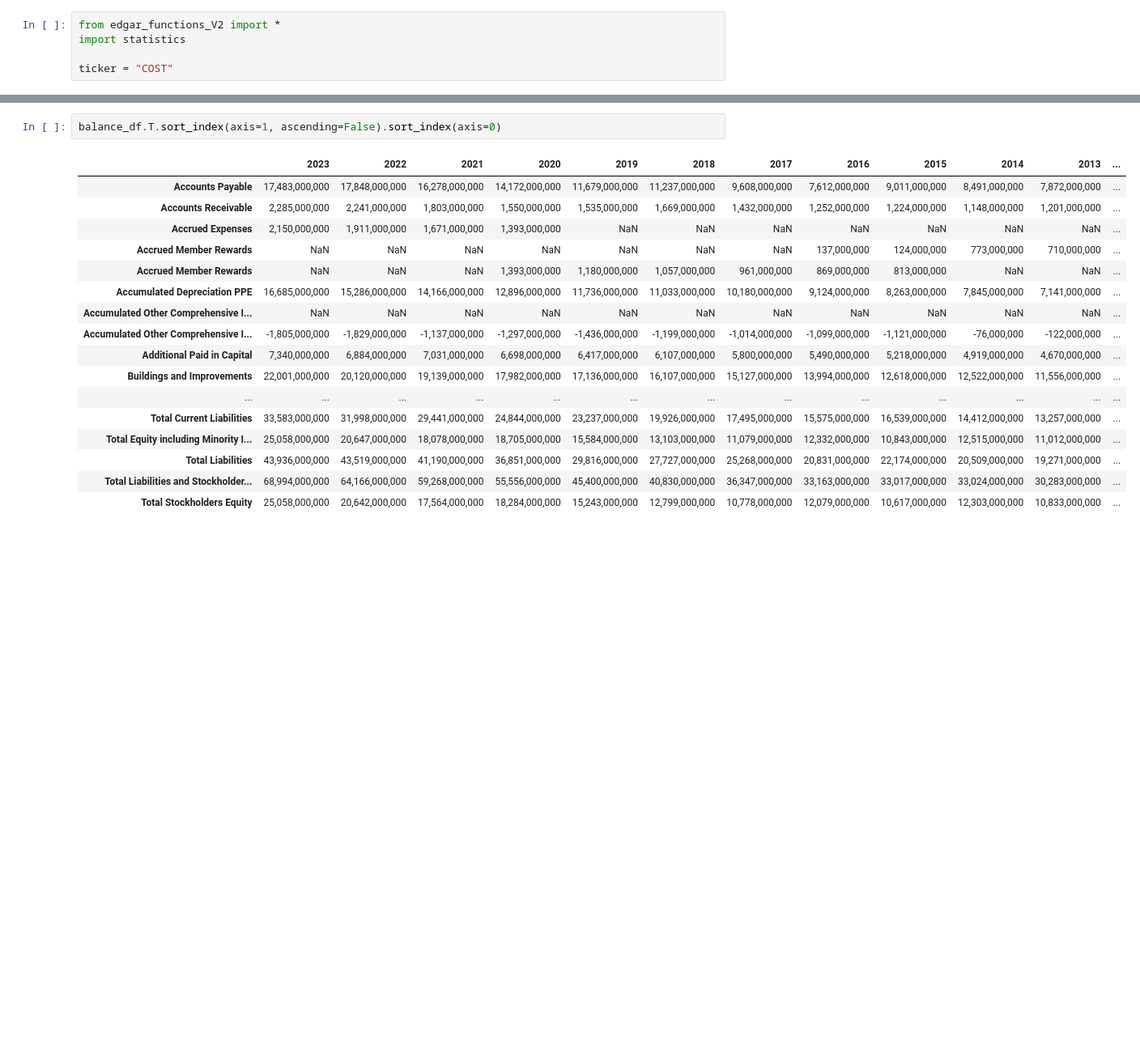
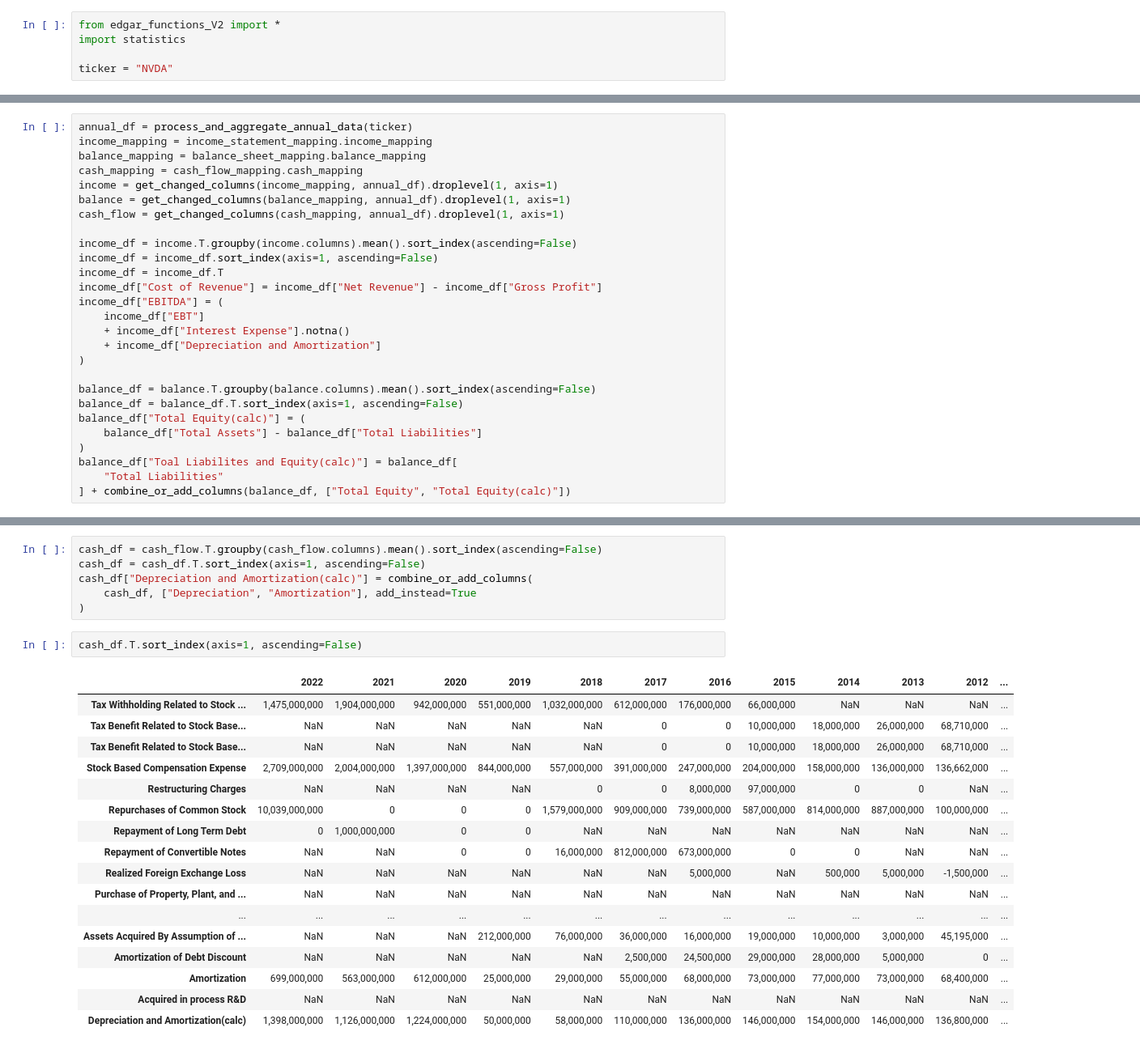
Before and after one commit to GGRusty/Edgar, a Jupyter notebook: scorecard_2.ipynb, the cells around one changed output, grey strips where cells are left out. Shown: that part at 81% size. Drawn from its saved outputs; the diff is of its cells as text; blank space fills up the shorter version.

Commit message:
big improvements WSM works fully for scorecard 2

```diff
--- a/scorecard_2.ipynb
+++ b/scorecard_2.ipynb
@@ -2,4 +2,4 @@
 from edgar_functions_V2 import *
 import statistics
 
-ticker = "COST"
+ticker = "NVDA"
@@ -13,0 +43,27 @@ cash_df = get_changed_columns(cash_mapping, annual_df).droplevel(1, axis=1)
+# %%
+annual_df = process_and_aggregate_annual_data(ticker)
+income_mapping = income_statement_mapping.income_mapping
+balance_mapping = balance_sheet_mapping.balance_mapping
+cash_mapping = cash_flow_mapping.cash_mapping
+income = get_changed_columns(income_mapping, annual_df).droplevel(1, axis=1)
+balance = get_changed_columns(balance_mapping, annual_df).droplevel(1, axis=1)
+cash_flow = get_changed_columns(cash_mapping, annual_df).droplevel(1, axis=1)
+
+income_df = income.T.groupby(income.columns).mean().sort_index(ascending=False)
+income_df = income_df.sort_index(axis=1, ascending=False)
+income_df = income_df.T
+income_df["Cost of Revenue"] = income_df["Net Revenue"] - income_df["Gross Profit"]
+income_df["EBITDA"] = (
+    income_df["EBT"]
+    + income_df["Interest Expense"].notna()
+    + income_df["Depreciation and Amortization"]
+)
+
+balance_df = balance.T.groupby(balance.columns).mean().sort_index(ascending=False)
+balance_df = balance_df.T.sort_index(axis=1, ascending=False)
+balance_df["Total Equity(calc)"] = (
+    balance_df["Total Assets"] - balance_df["Total Liabilities"]
+)
+balance_df["Toal Liabilites and Equity(calc)"] = balance_df[
+    "Total Liabilities"
+] + combine_or_add_columns(balance_df, ["Total Equity", "Total Equity(calc)"])
@@ -14,20 +91,26 @@ cash_df = get_changed_columns(cash_mapping, annual_df).droplevel(1, axis=1)
+# %%
+cash_df = cash_flow.T.groupby(cash_flow.columns).mean().sort_index(ascending=False)
+cash_df = cash_df.T.sort_index(axis=1, ascending=False)
+cash_df["Depreciation and Amortization(calc)"] = combine_or_add_columns(
+    cash_df, ["Depreciation", "Amortization"], add_instead=True
+)
 # %%
-balance_df.T.sort_index(axis=1, ascending=False).sort_index(axis=0)
+cash_df.T.sort_index(axis=1, ascending=False)
 # %% [output]
-|  | 2023 | 2022 | 2021 | 2020 | 2019 | 2018 | 2017 | 2016 | 2015 | 2014 | 2013 | ... |
-| Accounts Payable | 17,483,000,000 | 17,848,000,000 | 16,278,000,000 | 14,172,000,000 | 11,679,000,000 | 11,237,000,000 | 9,608,000,000 | 7,612,000,000 | 9,011,000,000 | 8,491,000,000 | 7,872,000,000 | ... |
-| Accounts Receivable | 2,285,000,000 | 2,241,000,000 | 1,803,000,000 | 1,550,000,000 | 1,535,000,000 | 1,669,000,000 | 1,432,000,000 | 1,252,000,000 | 1,224,000,000 | 1,148,000,000 | 1,201,000,000 | ... |
-| Accrued Expenses | 2,150,000,000 | 1,911,000,000 | 1,671,000,000 | 1,393,000,000 | NaN | NaN | NaN | NaN | NaN | NaN | NaN | ... |
-| Accrued Member Rewards | NaN | NaN | NaN | NaN | NaN | NaN | NaN | 137,000,000 | 124,000,000 | 773,000,000 | 710,000,000 | ... |
-| Accrued Member Rewards | NaN | NaN | NaN | 1,393,000,000 | 1,180,000,000 | 1,057,000,000 | 961,000,000 | 869,000,000 | 813,000,000 | NaN | NaN | ... |
-| Accumulated Depreciation PPE | 16,685,000,000 | 15,286,000,000 | 14,166,000,000 | 12,896,000,000 | 11,736,000,000 | 11,033,000,000 | 10,180,000,000 | 9,124,000,000 | 8,263,000,000 | 7,845,000,000 | 7,141,000,000 | ... |
-| Accumulated Other Comprehensive I... | NaN | NaN | NaN | NaN | NaN | NaN | NaN | NaN | NaN | NaN | NaN | ... |
-| Accumulated Other Comprehensive I... | -1,805,000,000 | -1,829,000,000 | -1,137,000,000 | -1,297,000,000 | -1,436,000,000 | -1,199,000,000 | -1,014,000,000 | -1,099,000,000 | -1,121,000,000 | -76,000,000 | -122,000,000 | ... |
-| Additional Paid in Capital | 7,340,000,000 | 6,884,000,000 | 7,031,000,000 | 6,698,000,000 | 6,417,000,000 | 6,107,000,000 | 5,800,000,000 | 5,490,000,000 | 5,218,000,000 | 4,919,000,000 | 4,670,000,000 | ... |
-| Buildings and Improvements | 22,001,000,000 | 20,120,000,000 | 19,139,000,000 | 17,982,000,000 | 17,136,000,000 | 16,107,000,000 | 15,127,000,000 | 13,994,000,000 | 12,618,000,000 | 12,522,000,000 | 11,556,000,000 | ... |
+|  | 2022 | 2021 | 2020 | 2019 | 2018 | 2017 | 2016 | 2015 | 2014 | 2013 | 2012 | ... |
+| Tax Withholding Related to Stock ... | 1,475,000,000 | 1,904,000,000 | 942,000,000 | 551,000,000 | 1,032,000,000 | 612,000,000 | 176,000,000 | 66,000,000 | NaN | NaN | NaN | ... |
+| Tax Benefit Related to Stock Base... | NaN | NaN | NaN | NaN | NaN | 0 | 0 | 10,000,000 | 18,000,000 | 26,000,000 | 68,710,000 | ... |
+| Tax Benefit Related to Stock Base... | NaN | NaN | NaN | NaN | NaN | 0 | 0 | 10,000,000 | 18,000,000 | 26,000,000 | 68,710,000 | ... |
+| Stock Based Compensation Expense | 2,709,000,000 | 2,004,000,000 | 1,397,000,000 | 844,000,000 | 557,000,000 | 391,000,000 | 247,000,000 | 204,000,000 | 158,000,000 | 136,000,000 | 136,662,000 | ... |
+| Restructuring Charges | NaN | NaN | NaN | NaN | 0 | 0 | 8,000,000 | 97,000,000 | 0 | 0 | NaN | ... |
+| Repurchases of Common Stock | 10,039,000,000 | 0 | 0 | 0 | 1,579,000,000 | 909,000,000 | 739,000,000 | 587,000,000 | 814,000,000 | 887,000,000 | 100,000,000 | ... |
+| Repayment of Long Term Debt | 0 | 1,000,000,000 | 0 | 0 | NaN | NaN | NaN | NaN | NaN | NaN | NaN | ... |
+| Repayment of Convertible Notes | NaN | NaN | 0 | 0 | 16,000,000 | 812,000,000 | 673,000,000 | 0 | 0 | NaN | NaN | ... |
+| Realized Foreign Exchange Loss | NaN | NaN | NaN | NaN | NaN | NaN | 5,000,000 | NaN | 500,000 | 5,000,000 | -1,500,000 | ... |
+| Purchase of Property, Plant, and ... | NaN | NaN | NaN | NaN | NaN | NaN | NaN | NaN | NaN | NaN | NaN | ... |
 | ... | ... | ... | ... | ... | ... | ... | ... | ... | ... | ... | ... | ... |
-| Total Current Liabilities | 33,583,000,000 | 31,998,000,000 | 29,441,000,000 | 24,844,000,000 | 23,237,000,000 | 19,926,000,000 | 17,495,000,000 | 15,575,000,000 | 16,539,000,000 | 14,412,000,000 | 13,257,000,000 | ... |
-| Total Equity including Minority I... | 25,058,000,000 | 20,647,000,000 | 18,078,000,000 | 18,705,000,000 | 15,584,000,000 | 13,103,000,000 | 11,079,000,000 | 12,332,000,000 | 10,843,000,000 | 12,515,000,000 | 11,012,000,000 | ... |
-| Total Liabilities | 43,936,000,000 | 43,519,000,000 | 41,190,000,000 | 36,851,000,000 | 29,816,000,000 | 27,727,000,000 | 25,268,000,000 | 20,831,000,000 | 22,174,000,000 | 20,509,000,000 | 19,271,000,000 | ... |
-| Total Liabilities and Stockholder... | 68,994,000,000 | 64,166,000,000 | 59,268,000,000 | 55,556,000,000 | 45,400,000,000 | 40,830,000,000 | 36,347,000,000 | 33,163,000,000 | 33,017,000,000 | 33,024,000,000 | 30,283,000,000 | ... |
-| Total Stockholders Equity | 25,058,000,000 | 20,642,000,000 | 17,564,000,000 | 18,284,000,000 | 15,243,000,000 | 12,799,000,000 | 10,778,000,000 | 12,079,000,000 | 10,617,000,000 | 12,303,000,000 | 10,833,000,000 | ... |
+| Assets Acquired By Assumption of ... | NaN | NaN | NaN | 212,000,000 | 76,000,000 | 36,000,000 | 16,000,000 | 19,000,000 | 10,000,000 | 3,000,000 | 45,195,000 | ... |
+| Amortization of Debt Discount | NaN | NaN | NaN | NaN | NaN | 2,500,000 | 24,500,000 | 29,000,000 | 28,000,000 | 5,000,000 | 0 | ... |
+| Amortization | 699,000,000 | 563,000,000 | 612,000,000 | 25,000,000 | 29,000,000 | 55,000,000 | 68,000,000 | 73,000,000 | 77,000,000 | 73,000,000 | 68,400,000 | ... |
+| Acquired in process R&D | NaN | NaN | NaN | NaN | NaN | NaN | NaN | NaN | NaN | NaN | NaN | ... |
+| Depreciation and Amortization(calc) | 1,398,000,000 | 1,126,000,000 | 1,224,000,000 | 50,000,000 | 58,000,000 | 110,000,000 | 136,000,000 | 146,000,000 | 154,000,000 | 146,000,000 | 136,800,000 | ... |
```
Also changed, not shown: parts of 9 cells of this notebook, 3 other files.
